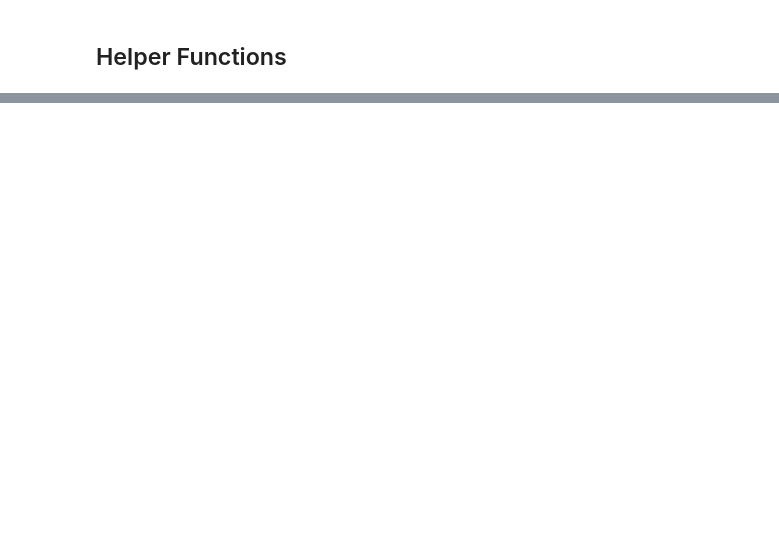
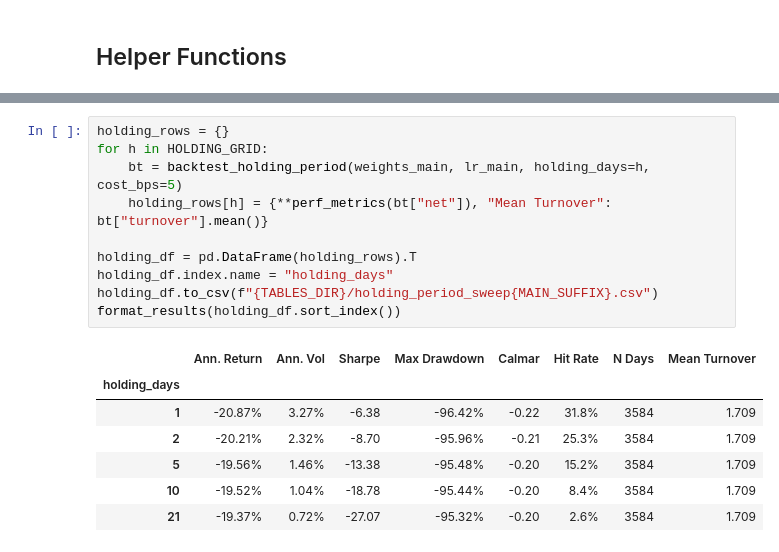
Before and after one commit to ashleyGarcia0405/pca-residual-mean-reversion, a Jupyter notebook: notebooks/5.0-ag-results-robustness.ipynb, the cells around one changed output, grey strips where cells are left out. Drawn from its saved outputs; the diff is of its cells as text; blank space fills up the shorter version.

```diff
--- a/notebooks/5.0-ag-results-robustness.ipynb
+++ b/notebooks/5.0-ag-results-robustness.ipynb
@@ -456,0 +260,18 @@ for dirname in [TABLES_DIR, FIGURES_DIR]:
+# %%
+holding_rows = {}
+for h in HOLDING_GRID:
+    bt = backtest_holding_period(weights_main, lr_main, holding_days=h, cost_bps=5)
+    holding_rows[h] = {**perf_metrics(bt["net"]), "Mean Turnover": bt["turnover"].mean()}
+
+holding_df = pd.DataFrame(holding_rows).T
+holding_df.index.name = "holding_days"
+holding_df.to_csv(f"{TABLES_DIR}/holding_period_sweep{MAIN_SUFFIX}.csv")
+format_results(holding_df.sort_index())
+# %% [output]
+|  | Ann. Return | Ann. Vol | Sharpe | Max Drawdown | Calmar | Hit Rate | N Days | Mean Turnover |
+| holding_days |  |  |  |  |  |  |  |  |
+| 1 | -20.87% | 3.27% | -6.38 | -96.42% | -0.22 | 31.8% | 3584 | 1.709 |
+| 2 | -20.21% | 2.32% | -8.70 | -95.96% | -0.21 | 25.3% | 3584 | 1.709 |
+| 5 | -19.56% | 1.46% | -13.38 | -95.48% | -0.20 | 15.2% | 3584 | 1.709 |
+| 10 | -19.52% | 1.04% | -18.78 | -95.44% | -0.20 | 8.4% | 3584 | 1.709 |
+| 21 | -19.37% | 0.72% | -27.07 | -95.32% | -0.20 | 2.6% | 3584 | 1.709 |
```
Also changed, not shown: parts of 39 cells of this notebook, 7 other files.
